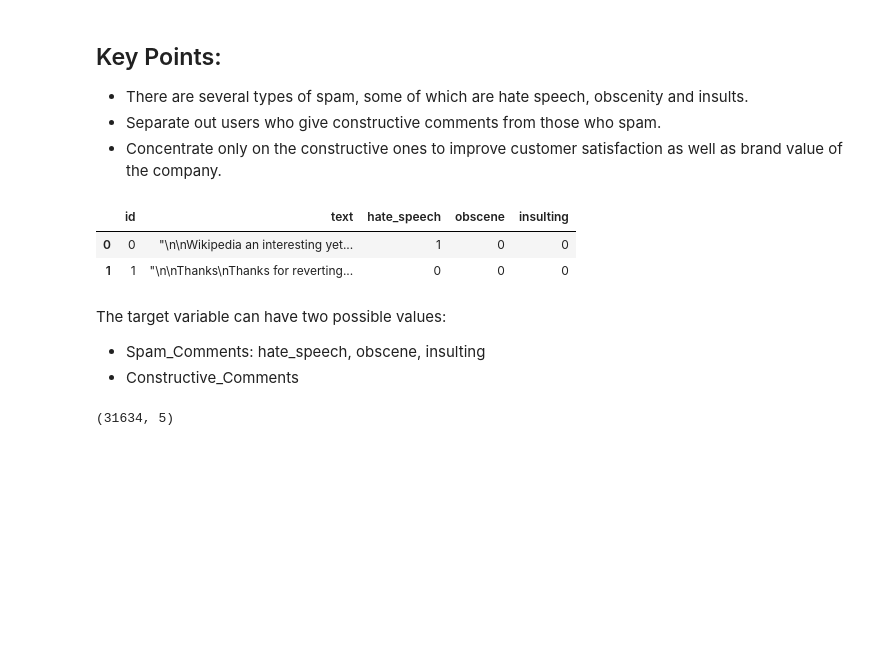
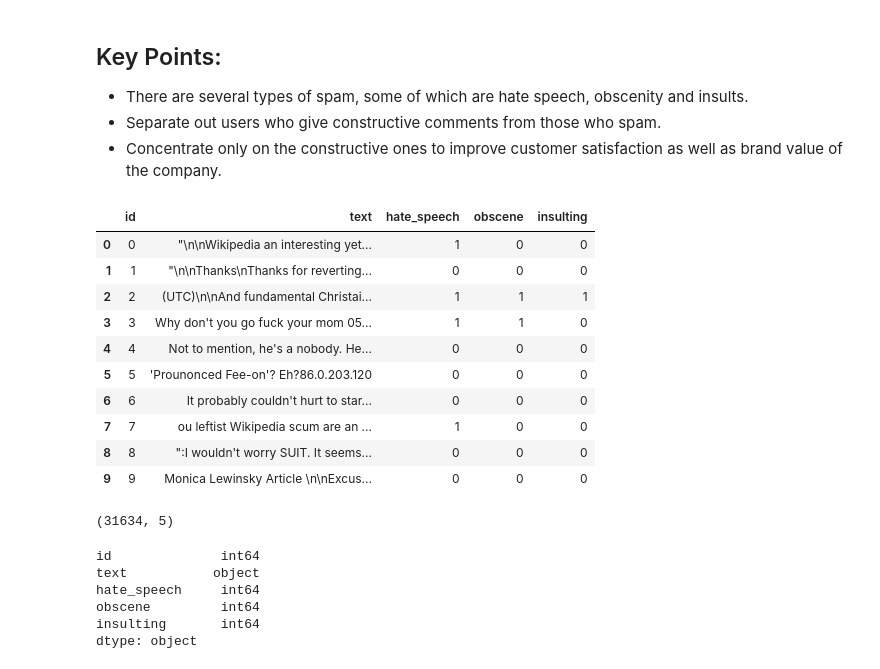
Before and after one commit to bnriiitb/competitions, a Jupyter notebook: NLP_Use_Case/Untitled.ipynb, the cells around one changed output. Drawn from its saved outputs; the diff is of its cells as text; code cells hidden in the pictures; blank space fills up the shorter version.

```diff
--- a/NLP_Use_Case/Untitled.ipynb
+++ b/NLP_Use_Case/Untitled.ipynb
@@ -16,21 +18,31 @@ Use the attached data-set to develop a deep learning model to help Qwerty achiev
 # %%
 import pandas as pd
-pd.set_option('max_columns',None)
+pd.options.display.max_columns = None
+pd.options.display.max_colwidth=1024
+df = pd.read_csv('NLPCaseStudy.csv')
+df.head(10)
+# %% [output]
+|  | id | text | hate_speech | obscene | insulting |
+| 0 | 0 | "\n\nWikipedia an interesting yet... | 1 | 0 | 0 |
+| 1 | 1 | "\n\nThanks\nThanks for reverting... | 0 | 0 | 0 |
+| 2 | 2 | (UTC)\n\nAnd fundamental Christai... | 1 | 1 | 1 |
+| 3 | 3 | Why don't you go fuck your mom 05... | 1 | 1 | 0 |
+| 4 | 4 | Not to mention, he's a nobody. He... | 0 | 0 | 0 |
+| 5 | 5 | 'Prounonced Fee-on'? Eh?86.0.203.120 | 0 | 0 | 0 |
+| 6 | 6 | It probably couldn't hurt to star... | 0 | 0 | 0 |
+| 7 | 7 | ou leftist Wikipedia scum are an ... | 1 | 0 | 0 |
+| 8 | 8 | ":I wouldn't worry SUIT. It seems... | 0 | 0 | 0 |
+| 9 | 9 | Monica Lewinsky Article \n\nExcus... | 0 | 0 | 0 |
-# %%
-df = pd.read_csv('NLPCaseStudy.csv')
-df.head(2)
-# %% [output]
-|  | id | text | hate_speech | obscene | insulting |
-| 0 | 0 | "\n\nWikipedia an interesting yet... | 1 | 0 | 0 |
-| 1 | 1 | "\n\nThanks\nThanks for reverting... | 0 | 0 | 0 |
-# %% [markdown]
-The target variable can have two possible values:
-* Spam_Comments: hate_speech, obscene, insulting
-* Constructive_Comments
-
-<!-- We can map hate_speech, obscene and insulting to Spam_Comments category -->
-<!-- If  -->
 # %%
 df.shape
 # %% [output]
 (31634, 5)
+# %%
+df.dtypes
+# %% [output]
+id              int64
+text           object
+hate_speech     int64
+obscene         int64
+insulting       int64
+dtype: object
```
Also changed, not shown: parts of 32 cells of this notebook, 31 other files.
